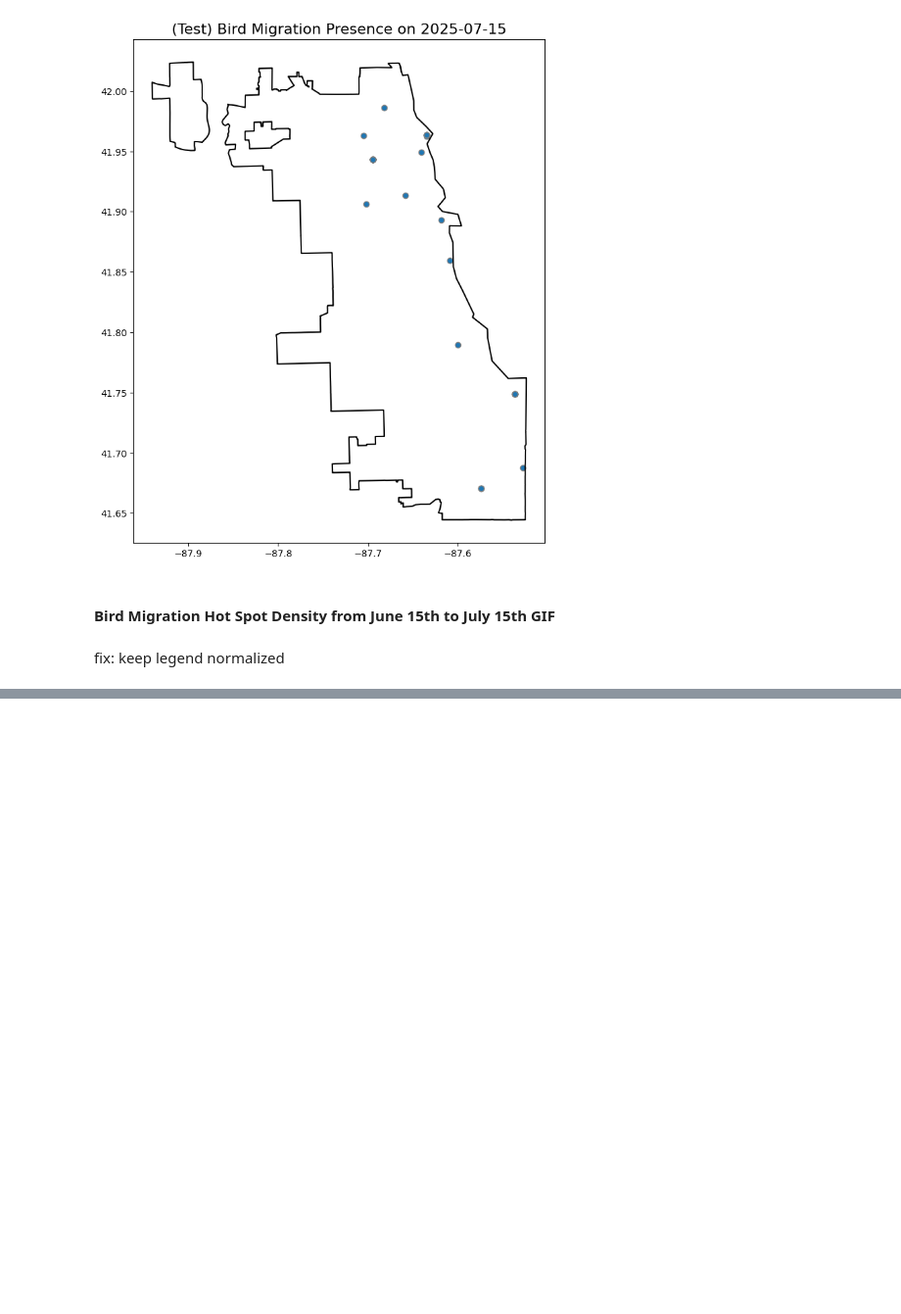
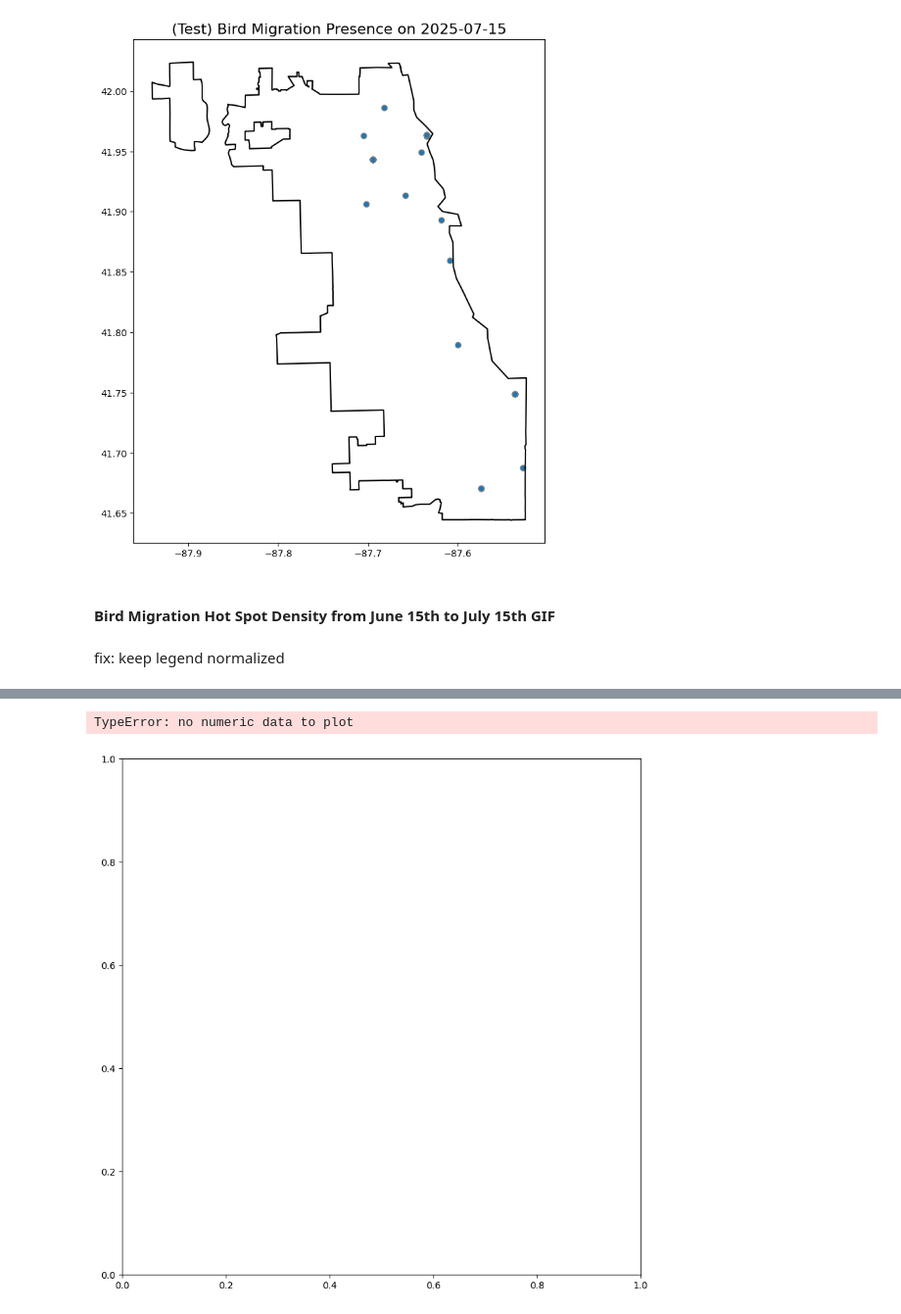
Before and after one commit to Amoreno73/bird-30d-density, a Jupyter notebook: 30d_bird_gif_generation.ipynb, the cells around one changed output, grey strips where cells are left out. Shown: that part at 98% size. Drawn from its saved outputs; the diff is of its cells as text; code cells hidden in the pictures; blank space fills up the shorter version.

```diff
--- a/30d_bird_gif_generation.ipynb
+++ b/30d_bird_gif_generation.ipynb
@@ -213,0 +265,20 @@ for daily_data in os.listdir(bird_presence_path):
+# %%
+# Merge on tract ID
+merged = gdf.merge(gdf[['NAMELSAD10', '15_JUN']], on='NAMELSAD10', how='left')
+
+fig, ax = plt.subplots(figsize=(10, 10))
+
+merged.plot(column="15_JUN",
+            cmap="Greys",
+            legend=True,
+            linewidth=0.2,
+            edgecolor='black',
+            ax=ax)
+
+ax.set_title("Hotspot Density by Tract - 15 June", fontsize=14)
+ax.axis("off")
+plt.tight_layout()
+plt.show()
+# %% [output]
+TypeError: no numeric data to plot
+[figure, added]
```
Also changed, not shown: parts of 16 cells of this notebook, 18 other files.
